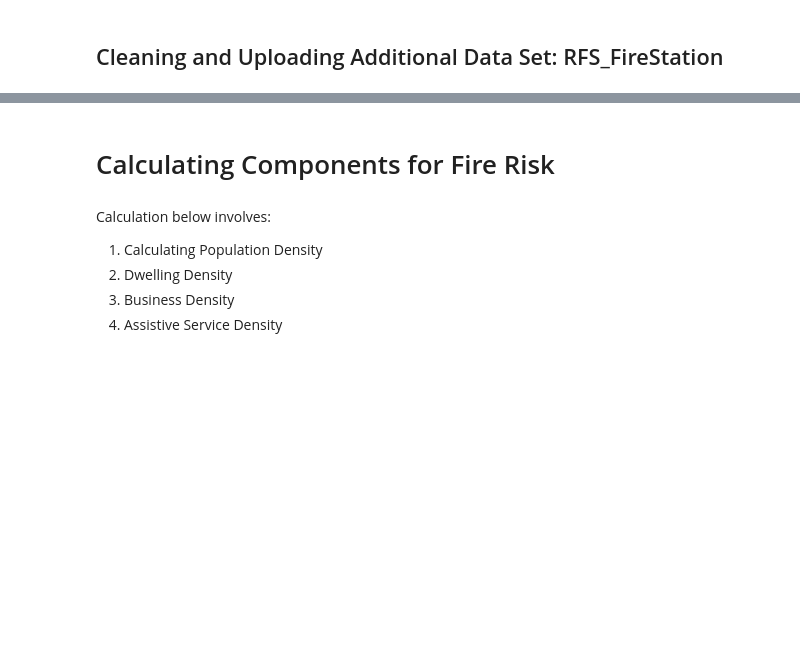
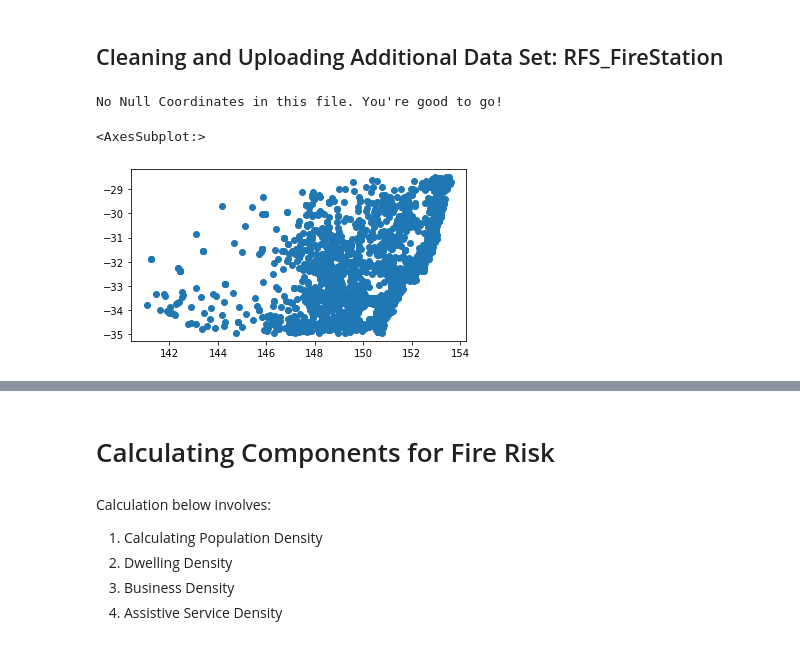
Before and after one commit to IdeaVanicha/data2001-assignment, a Jupyter notebook: Data Manipulation and Uploading.ipynb, the cells around one changed output, grey strips where cells are left out. Drawn from its saved outputs; the diff is of its cells as text; code cells hidden in the pictures; blank space fills up the shorter version.

```diff
--- a/Data Manipulation and Uploading.ipynb
+++ b/Data Manipulation and Uploading.ipynb
@@ -255,3 +221,34 @@ Business Stats table created
 # %% [markdown]
 ## Cleaning and Uploading Additional Data Set: RFS_FireStation
+# %%
+#Reading the json file
+import json
+import geopandas as gpd
+from geopandas import GeoSeries, GeoDataFrame
+
+with open('RFSStation_EPSG4326.json') as f:
+  fire_stations = json.load(f)
+f.close()
+
+
+i = 0
+data_length = len(fire_stations['RFSStation']['features'])
+null_found = False
+
+while i < data_length:
+    if len(fire_stations['RFSStation']['features'][i]['geometry']['coordinates']) < 2:
+        print("Null coordinates found")
+        null_found = True
+
+    i += 1
+
+if not null_found:
+    print("No Null Coordinates in this file. You're good to go!")
+
+fireStation_df = gpd.GeoDataFrame.from_features(fire_stations['RFSStation'])
+fireStation_df.plot()
+# %% [output]
+No Null Coordinates in this file. You're good to go!
+<AxesSubplot:>
+[figure, added]
 # %%
```
Also changed, not shown: parts of 11 cells of this notebook, 25 other files.
